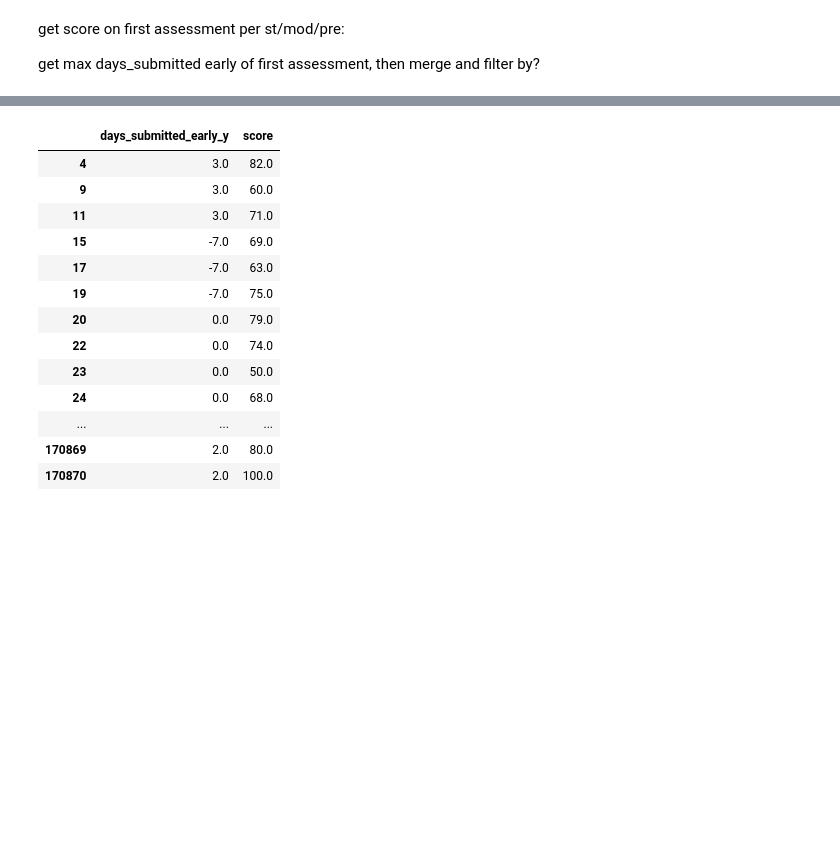
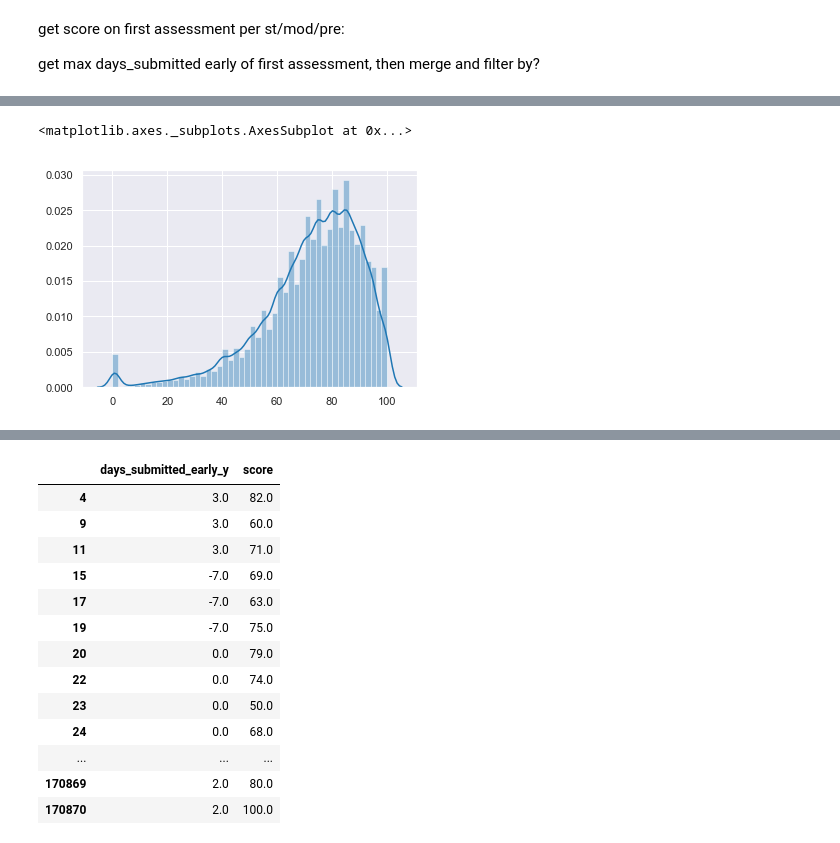
Before and after one commit to jeremymiller00/Predicting-Success-in-Online-Education, a Jupyter notebook: notebooks/exploring_student_assessment.ipynb, the cells around one changed output, grey strips where cells are left out. Saved outputs shown, nothing was run; the diff lists cells and outputs as text; code cells hidden in the pictures; blank space fills up the shorter version.

```diff
--- a/notebooks/exploring_student_assessment.ipynb
+++ b/notebooks/exploring_student_assessment.ipynb
@@ -38,0 +44,5 @@ ass_join = bf._join_asssessments(st_asmt_df, asmt_df)
+# %%
+sns.distplot(ass_join[ass_join['assessment_type']=='TMA'][['score']])
+# %% [output]
+<matplotlib.axes._subplots.AxesSubplot at 0x...>
+[figure, added]
```
Also changed, not shown: parts of 8 cells of this notebook, 3 other files.
